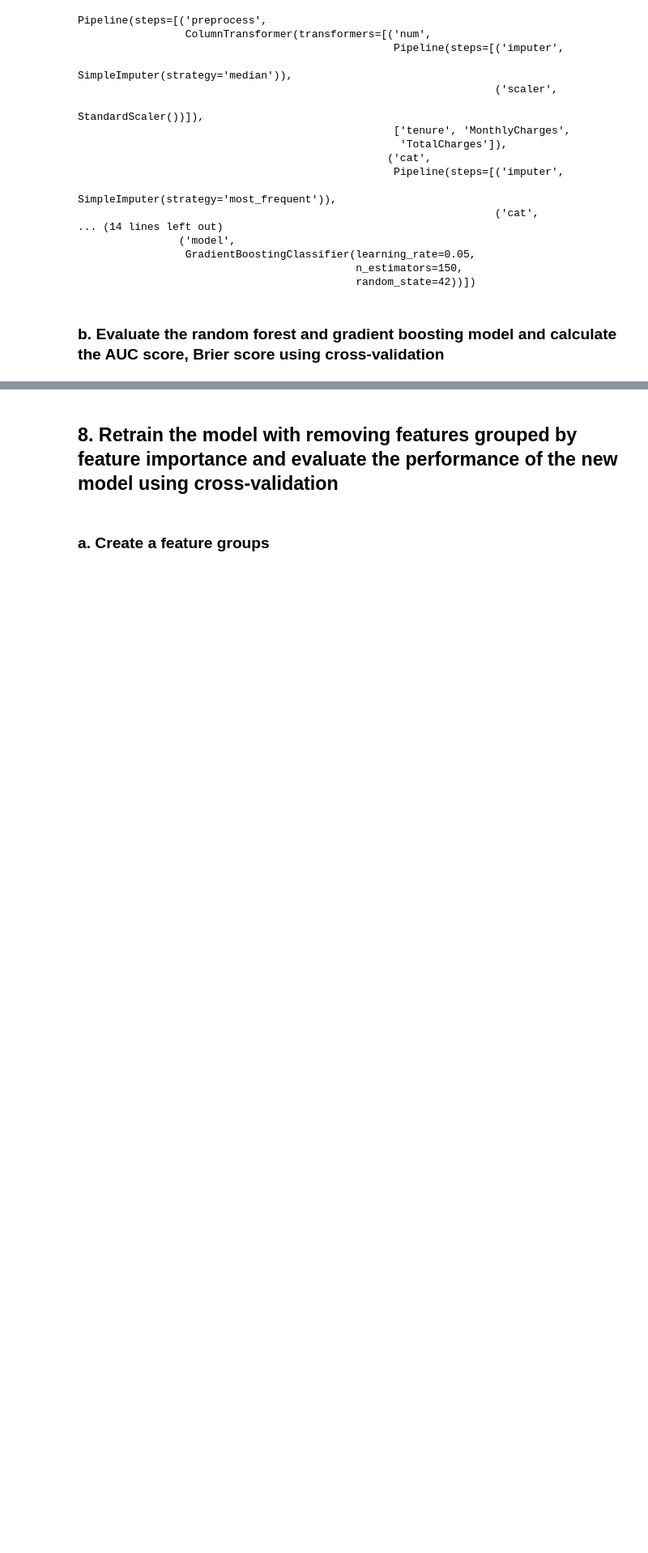
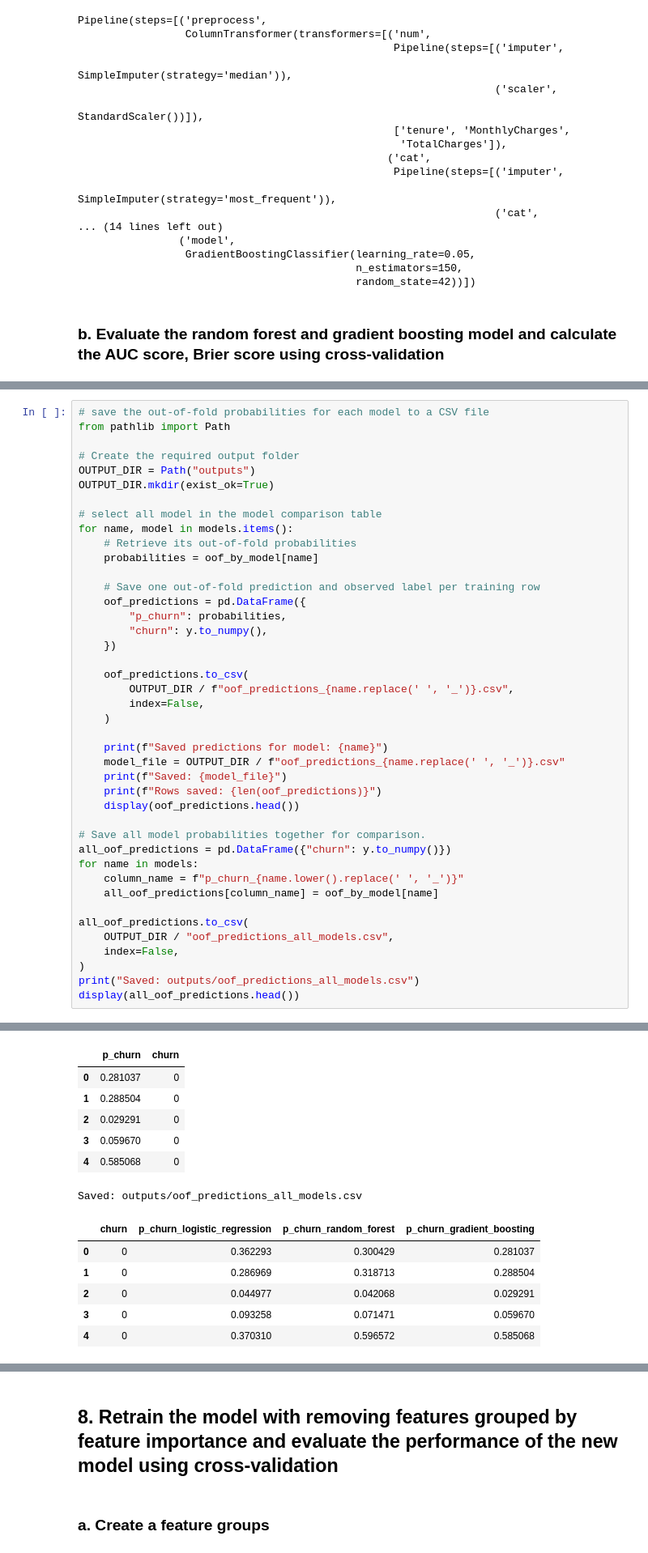
Before and after one commit to PhanChung09/Customer-Churn-Analysis, a Jupyter notebook: Customer Churn_Phan_Correction.ipynb, the cells around one changed output, grey strips where cells are left out. Shown at 81% size. Saved outputs shown, nothing was run; the diff lists cells and outputs as text; blank space fills up the shorter version.

```diff
--- a/Customer Churn_Phan_Correction.ipynb
+++ b/Customer Churn_Phan_Correction.ipynb
@@ -511,0 +510,43 @@ display(model_comp)
+# %%
+# save the out-of-fold probabilities for each model to a CSV file
+from pathlib import Path
+
+# Create the required output folder
+OUTPUT_DIR = Path("outputs")
+OUTPUT_DIR.mkdir(exist_ok=True)
+
+# select all model in the model comparison table
+for name, model in models.items():
+    # Retrieve its out-of-fold probabilities
+    probabilities = oof_by_model[name]
+
+    # Save one out-of-fold prediction and observed label per training row
+    oof_predictions = pd.DataFrame({
+        "p_churn": probabilities,
+        "churn": y.to_numpy(),
+    })
+
+    oof_predictions.to_csv(
+        OUTPUT_DIR / f"oof_predictions_{name.replace(' ', '_')}.csv",
+        index=False,
+    )
+
+    print(f"Saved predictions for model: {name}")
+    model_file = OUTPUT_DIR / f"oof_predictions_{name.replace(' ', '_')}.csv"
+    print(f"Saved: {model_file}")
+    print(f"Rows saved: {len(oof_predictions)}")
+    display(oof_predictions.head())
+
+# Save all model probabilities together for comparison.
+all_oof_predictions = pd.DataFrame({"churn": y.to_numpy()})
+for name in models:
+    column_name = f"p_churn_{name.lower().replace(' ', '_')}"
+    all_oof_predictions[column_name] = oof_by_model[name]
+
+all_oof_predictions.to_csv(
+    OUTPUT_DIR / "oof_predictions_all_models.csv",
+    index=False,
+)
+print("Saved: outputs/oof_predictions_all_models.csv")
+display(all_oof_predictions.head())
+# %% [output]
@@ -511,0 +574,13 @@ display(model_comp)
+|  | p_churn | churn |
+| 0 | 0.281037 | 0 |
+| 1 | 0.288504 | 0 |
+| 2 | 0.029291 | 0 |
+| 3 | 0.059670 | 0 |
+| 4 | 0.585068 | 0 |
+Saved: outputs/oof_predictions_all_models.csv
+|  | churn | p_churn_logistic_regression | p_churn_random_forest | p_churn_gradient_boosting |
+| 0 | 0 | 0.362293 | 0.300429 | 0.281037 |
+| 1 | 0 | 0.286969 | 0.318713 | 0.288504 |
+| 2 | 0 | 0.044977 | 0.042068 | 0.029291 |
+| 3 | 0 | 0.093258 | 0.071471 | 0.059670 |
+| 4 | 0 | 0.370310 | 0.596572 | 0.585068 |
```
Also changed, not shown: parts of 23 cells of this notebook, 1 other file.
